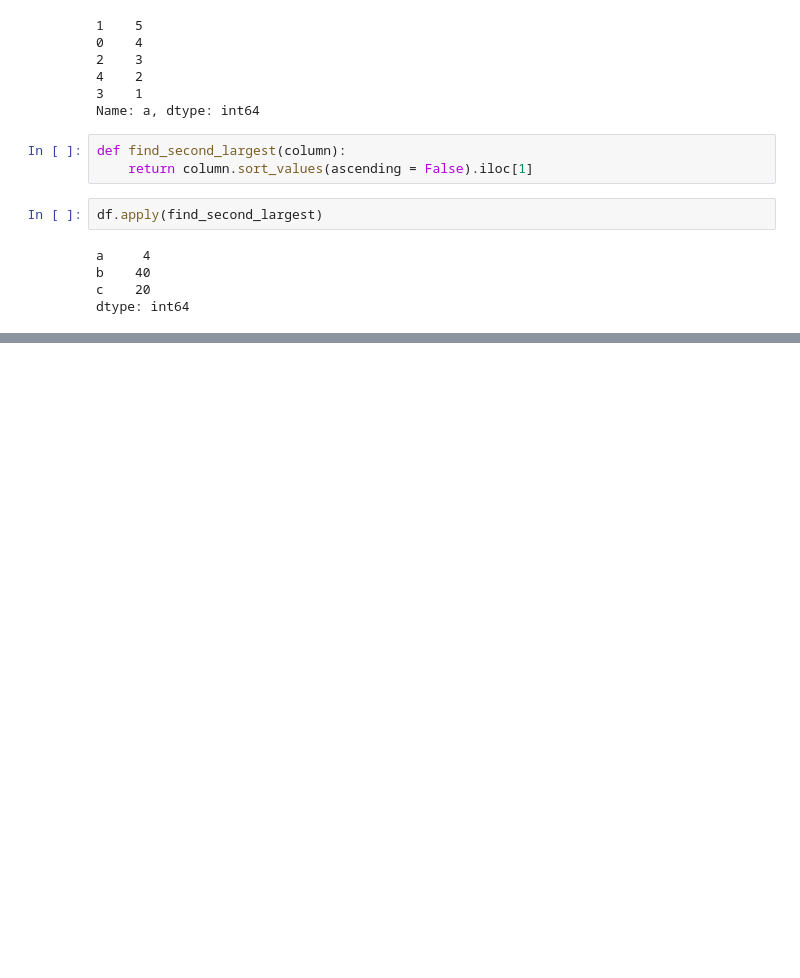
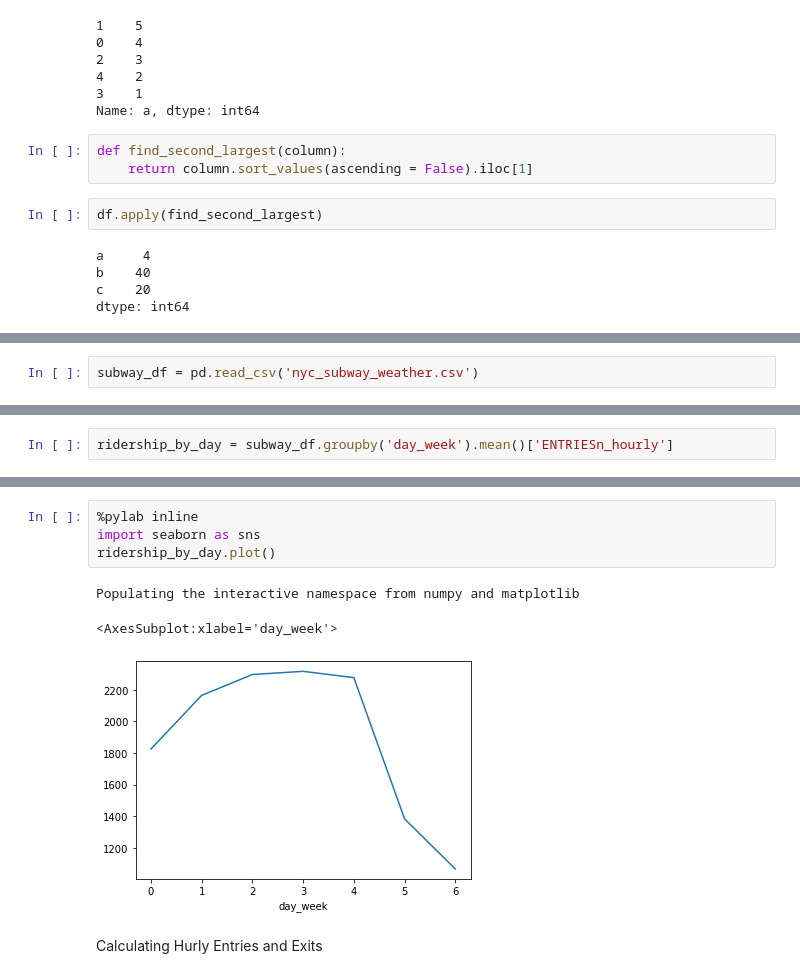
Before and after one commit to sumedhadewan/numpyAndpanda, a Jupyter notebook: panda2d-Dataframe part 3.ipynb, the cells around one changed output, grey strips where cells are left out. Saved outputs shown, nothing was run; the diff lists cells and outputs as text; blank space fills up the shorter version.

Commit message:
groupby func added

```diff
--- a/panda2d-Dataframe part 3.ipynb
+++ b/panda2d-Dataframe part 3.ipynb
@@ -278,0 +415,2 @@ dtype: int64
+# %%
+subway_df = pd.read_csv('nyc_subway_weather.csv')
@@ -278,0 +439,2 @@ dtype: int64
+# %%
+ridership_by_day = subway_df.groupby('day_week').mean()['ENTRIESn_hourly']
@@ -278,0 +453,10 @@ dtype: int64
+# %%
+%pylab inline
+import seaborn as sns
+ridership_by_day.plot()
+# %% [output]
+Populating the interactive namespace from numpy and matplotlib
+<AxesSubplot:xlabel='day_week'>
+[figure, added]
+# %% [markdown]
+Calculating Hurly Entries and Exits
```
Also changed, not shown: parts of 41 cells of this notebook.
